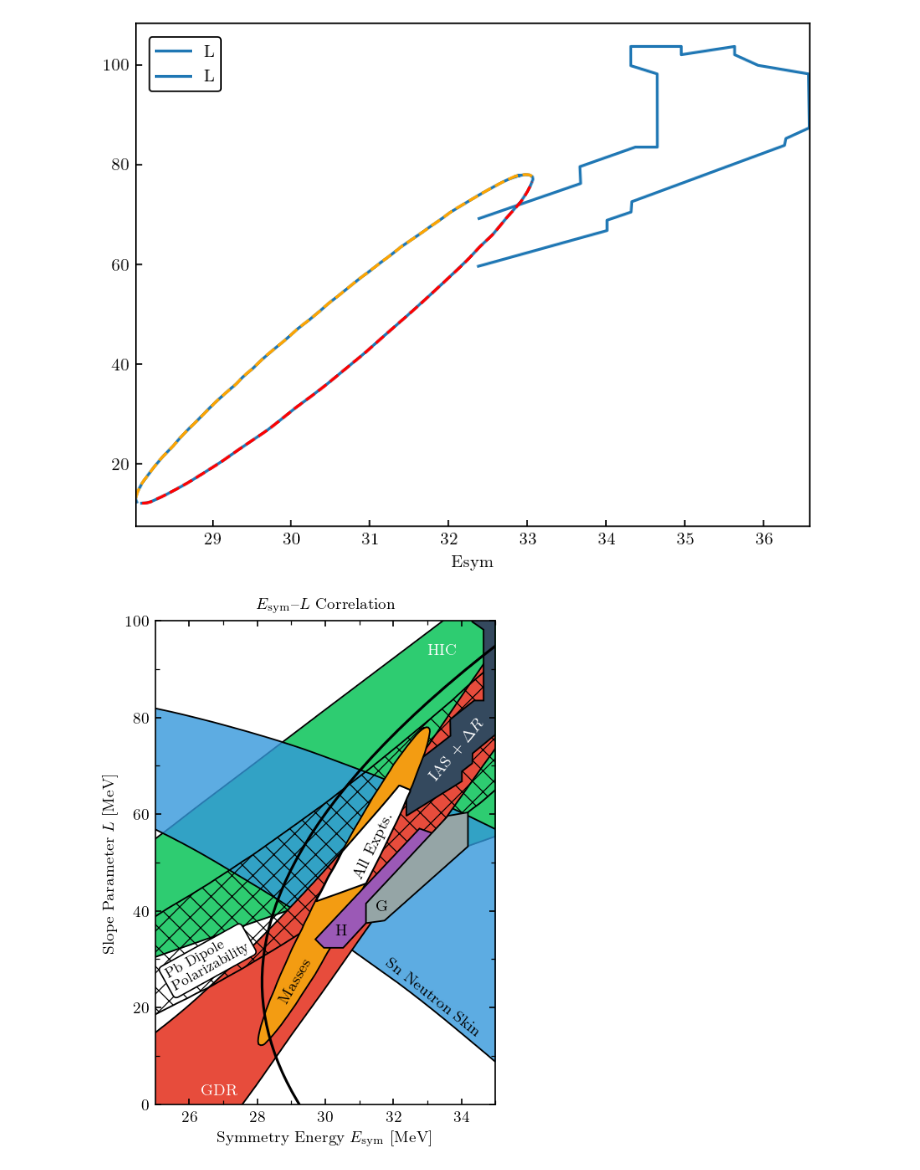
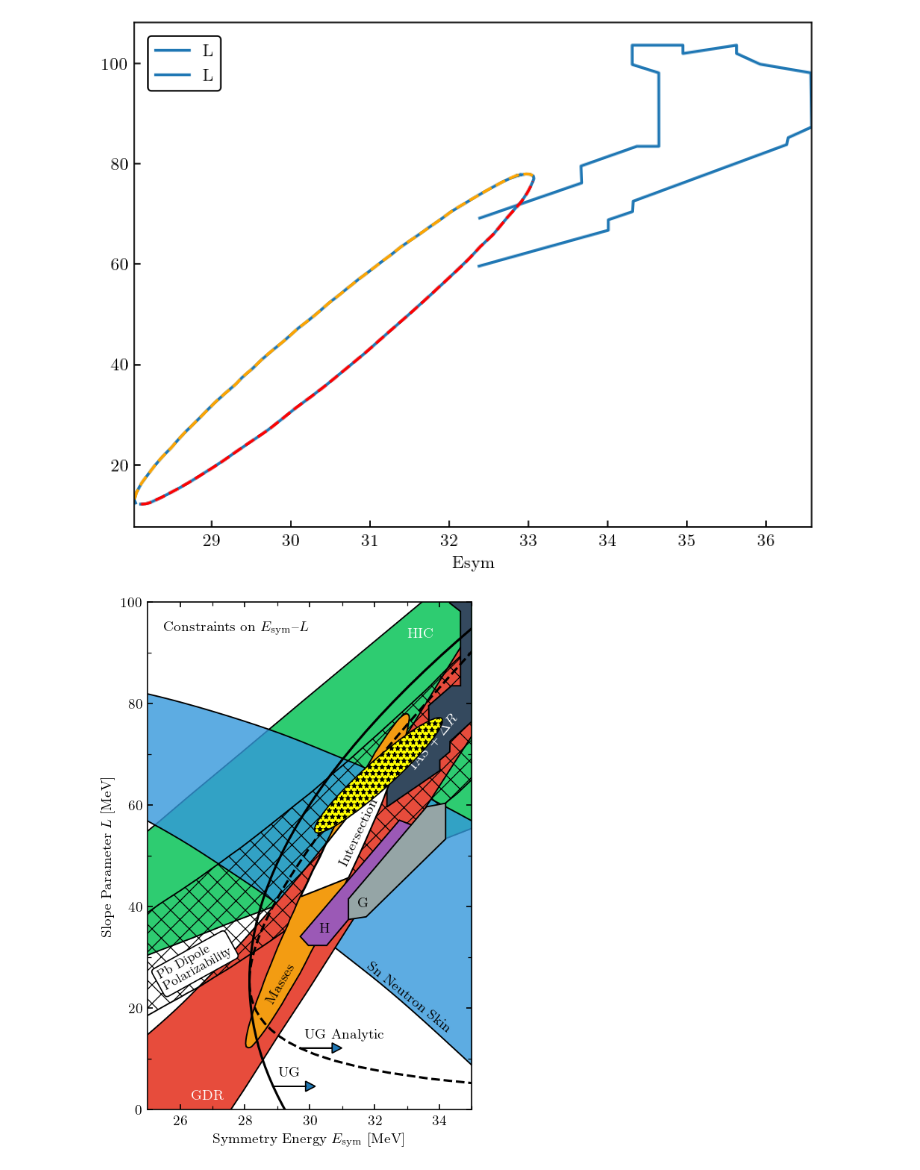
Before and after one commit to buqeye/nuclear-matter-convergence, a Jupyter notebook: analysis/Esym-L/correlation.ipynb, the cells around one changed output. Cells and saved outputs as stored; diff of their text form; code cells hidden in the pictures.

Commit message:
Now we have Esym-L computations

```diff
--- a/analysis/Esym-L/correlation.ipynb
+++ b/analysis/Esym-L/correlation.ipynb
@@ -58,8 +61,8 @@ spline_Sn_lower = CubicSpline(data_Sn_lower["Esym"], data_Sn_lower["L"])
 avail_srcs.append({
     "label" : "Sn Neutron Skin", "facecolor" : blue, 'spline_lower': spline_Sn_lower,
     'spline_upper': spline_Sn_upper, 'Esym': Esym, 'alpha': 0.8,
-    'label_x': 0.67, 'label_y': 0.138, 'ha': 'center', 'va': 'center', 'label_color': 'k',
-    'rotation': -38.5
+    'label_x': 0.67, 'label_y': 0.15, 'ha': 'center', 'va': 'center', 'label_color': 'k',
+    'rotation': -39
 })
 
 # GDR
@@ -290,10 +349,17 @@ from matplotlib.ticker import AutoMinorLocator
+# %%
+Esym_L_sat_eft = np.array([32.12073106, 65.86374647])
+cov_Esym_L_eft = np.array([
+    [ 0.97379613,  5.29651584],
+    [ 5.29651584, 32.1700109 ]
+])
 # %%
-fig, ax = plt.subplots(figsize=(3.5, 5))
+fig, ax = plt.subplots(figsize=(3.4, 5), constrained_layout=True)
 
 # set labels and title
 ax.set_xlabel(r"Symmetry Energy $E_\mathrm{sym}$ [MeV]")
 ax.set_ylabel(r"Slope Parameter $L$ [MeV]")
-ax.set_title('$E_\mathrm{sym}$--$L$ Correlation')
+# ax.set_title('$E_\mathrm{sym}$--$L$ Correlation')
+ax.text(0.05, 0.96, 'Constraints on $E_\mathrm{sym}$--$L$', transform=ax.transAxes, ha='left', va='top')
 ax.xaxis.set_ticks_position('both')
 ax.yaxis.set_ticks_position('both')
 
@@ -304,33 +370,54 @@ ax.xaxis.set_minor_locator(AutoMinorLocator(n=2))
 ax.yaxis.set_minor_locator(AutoMinorLocator(n=2))
 
 # plot each source separately
 for i, src in enumerate(avail_srcs):
     plot_source(ax, zorder=i/10., **src)
 
 # Plot all experimental constraints
 # ax.fill_between(
 #     Esym[expt_mask], expt_lower[expt_mask], expt_upper[expt_mask],
 #     lw=1, facecolor='w', edgecolor='k', hatch='...'
 # )
 # ax.annotate(
 #     'All Expts.', xy=(0.73, 0.66), xytext=(0.63, 0.585), xycoords=ax.transAxes, textcoords=ax.transAxes,
 #     rotation=62, ha='center', va='center', fontsize=7,
 #     arrowprops = dict(arrowstyle = "->", connectionstyle=f"angle,angleA={63-180},angleB=-90,rad=15", shrinkA=0, shrinkB=0)
 # )
 ax.fill_between(
     Esym[expt_mask], expt_lower[expt_mask], expt_upper[expt_mask],
     lw=1, facecolor='w', edgecolor='k',
 )
 ax.text(
-    0.64, 0.535, 'All Expts.', transform=ax.transAxes,
-    rotation=64, ha='center', va='center',
+    0.65, 0.545, 'Intersection', transform=ax.transAxes,
+    rotation=64.7, ha='center', va='center',
 #     fontsize=7,
 )
 
 ut = np.linspace(0.001,2,100)
 Esym_tews, L_tews = getUgConstraint( ut, **TewsEtAlSetting)
 ax.plot(Esym_tews, L_tews, c='k')
 
+idx_arrow_tews = 60
+ax.arrow(Esym_tews[idx_arrow_tews], L_tews[idx_arrow_tews], 1, 0, head_length=0.3, head_width=2)
+ax.text(Esym_tews[idx_arrow_tews]+0.15, L_tews[idx_arrow_tews]+1.4, 'UG', ha='left', va='bottom')
+
+# now plot analytic constraint
+L_grid = np.linspace(0.001,120, 100)
+Esym_tews_analytic = getUgAnalyticConstraint(L_grid, EUG0, E0)
+ax.plot(Esym_tews_analytic, L_grid, c='k', ls='--')
+
+idx_arrow_tews_a = 10
+ax.arrow(Esym_tews_analytic[idx_arrow_tews_a], L_grid[idx_arrow_tews_a], 1, 0, head_length=0.3, head_width=2)
+ax.text(Esym_tews_analytic[idx_arrow_tews_a]+0.15, L_grid[idx_arrow_tews_a]+1.4,
+        'UG Analytic', ha='left', va='bottom')
+
+
+confidence_ellipse(
+    Esym_L_sat_eft, cov_Esym_L_eft, ax=ax, n_std=2,
+    facecolor='yellow', edgecolor='k', hatch='***', zorder=10
+)
+
+# fig.tight_layout()
 fig.savefig("Lattimer_Esym_L.pdf")
 # %% [output]
-[figure, old version]
+[figure, new version]
```
Also changed, not shown: parts of 3 cells of this notebook, 2 other files.
